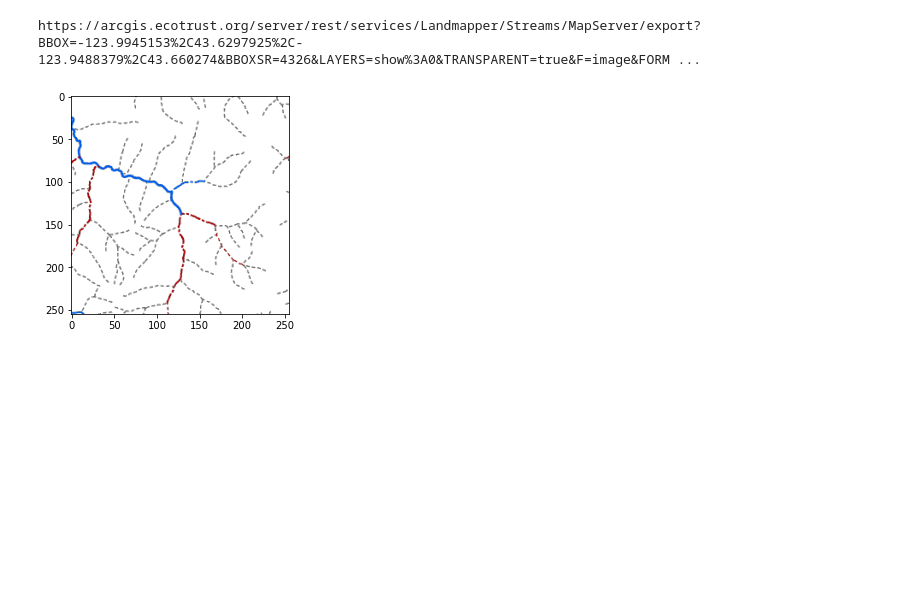
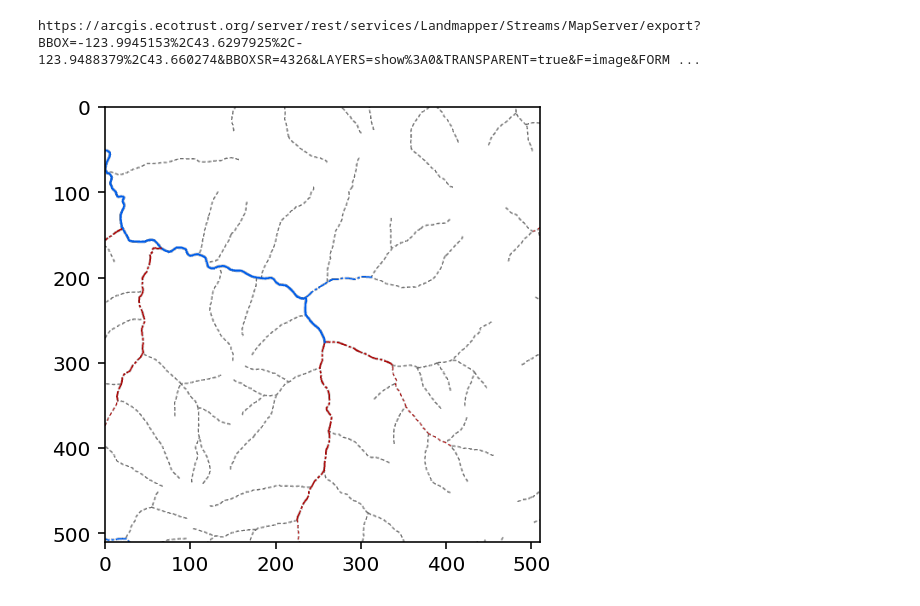
Before and after one commit to Ecotrust/landmapper, a Jupyter notebook: notebooks/Mapserver Layer With Baselayer.ipynb, the cells around one changed output. Saved outputs shown, nothing was run; the diff lists cells and outputs as text; code cells hidden in the pictures; blank space fills up the shorter version.

```diff
--- a/notebooks/Mapserver Layer With Baselayer.ipynb
+++ b/notebooks/Mapserver Layer With Baselayer.ipynb
@@ -16,6 +16,7 @@ endpoints = {
     'topo': 'https://server.arcgisonline.com/ArcGIS/rest/services/World_Topo_Map/MapServer',
     'street': 'https://server.arcgisonline.com/arcgis/rest/services/World_Street_Map/MapServer'
 }
+map_size = 510
 params = {
     #'BBOX': '-1.3803006309370652E7,5408329.32956264,-1.3797921517824095E7,5413018.435183838',
     #'BBOXSR': '102100',
@@ -26,24 +27,27 @@ params = {
     'F': 'image',
     'FORMAT': 'PNG32',
     'DPI':"96",
-    'SIZE':"255,255",
+    'SIZE':"{},{}".format(map_size, map_size),
     'IMAGESR':'3857'
 }
 
+plt_dpi=144
+
 ecotrust_url = '/'.join([endpoints['ecotrust'], "export"])
 ecotrust_pem = './staticfiles/arcgis-ecotrust-org.pem'
 # %%
 # From StackOverflow user Punnerud: https://stackoverflow.com/a/54744958
 
 maptile = requests.get(ecotrust_url, params=params, verify=ecotrust_pem)
 print(maptile.url)
 stream_im = Image.open(BytesIO(maptile.content))
 stream_im_array = np.asarray(stream_im)
+plt.figure(dpi=plt_dpi)
 plt.imshow(stream_im_array)
 plt.show()
 # %% [output]
 https://arcgis.ecotrust.org/server/rest/services/Landmapper/Streams/MapServer/export?BBOX=-123.9945153%2C43.6297925%2C-123.9488379%2C43.660274&BBOXSR=4326&LAYERS=show%3A0&TRANSPARENT=true&F=image&FORM ...
-[figure, old version]
+[figure, new version]
 # %%
 # Basemaps
 
```
Also changed, not shown: parts of 3 cells of this notebook.
